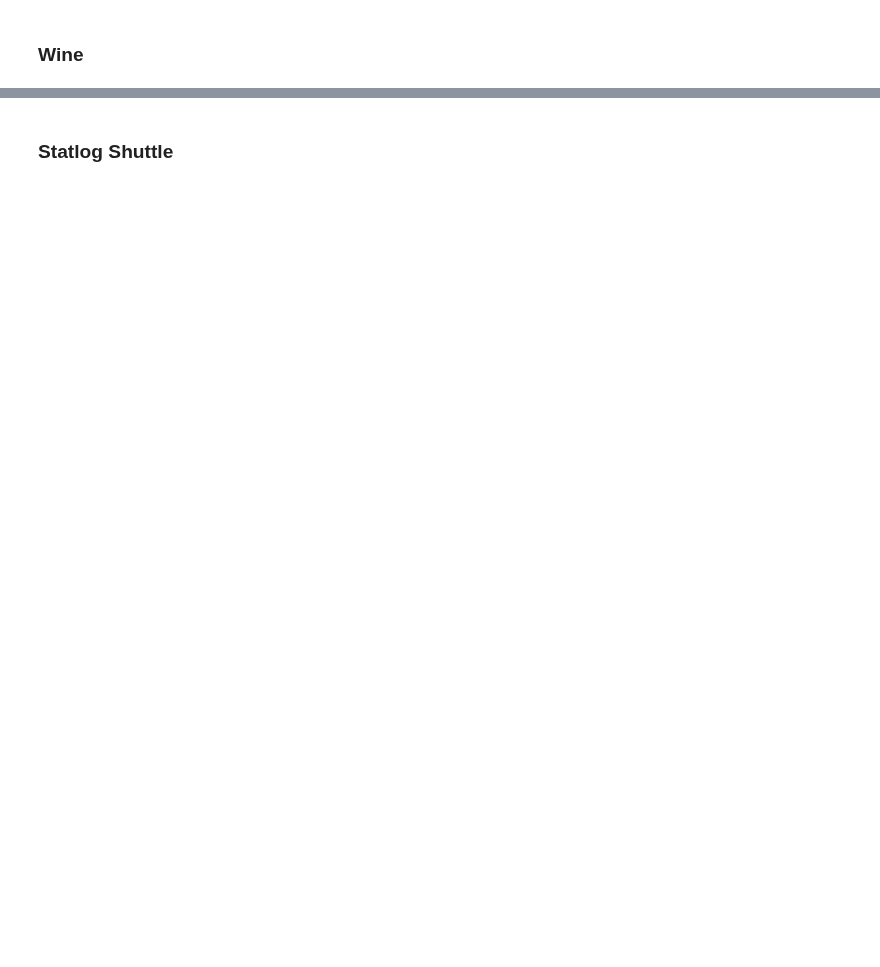
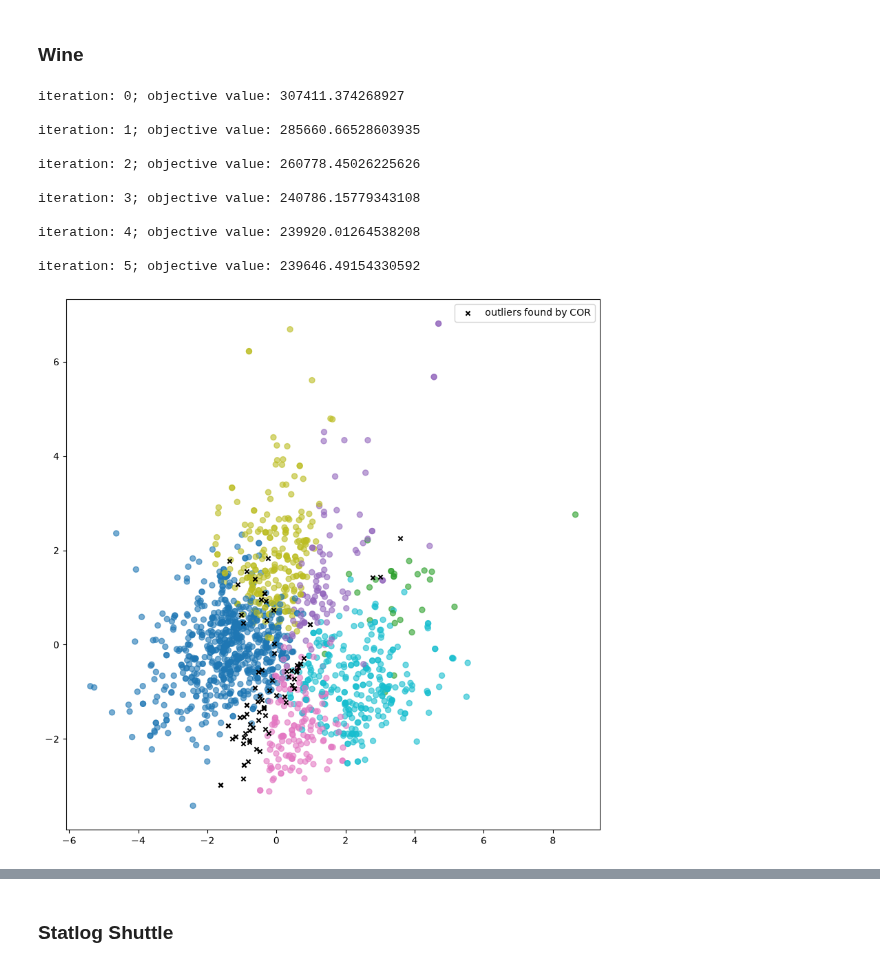
Before and after one commit to Ddav3/Clustering-with-Outlier-Removal-Implementation, a Jupyter notebook: COR.ipynb, the cells around one changed output, grey strips where cells are left out. Drawn from its saved outputs; the diff is of its cells as text; code cells hidden in the pictures; blank space fills up the shorter version.

```diff
--- a/COR.ipynb
+++ b/COR.ipynb
@@ -297,16 +372,30 @@ PCA_scatter_plot(fires, labels)
 ### Wine
 # %%
 red_wine_quality = pd.read_csv("datasets/wine+quality/winequality-red.csv",delimiter=";")
-red_wine_quality.info()
-
+# red_wine_quality.info()
+# red_wine_quality.describe()
 target = red_wine_quality["quality"].to_numpy()
 red_wine_quality.drop("quality",axis=1, inplace=True)
-plot_correlation(red_wine_quality)
+# plot_correlation(red_wine_quality)
+
+# -----------------------------------------------------
 
 red_wine_quality = standardise(red_wine_quality)
-labels, _, _ = COR(red_wine_quality,len(np.unique(target)),int(len(red_wine_quality)*0.05), 100)
+cor_labels_red_wine, _, _ = COR(red_wine_quality,len(np.unique(target)),int(len(red_wine_quality)*0.05), 100)
 
-#Evaluate_COR(labels,target)
-PCA_scatter_plot(red_wine_quality, labels)
+PCA_scatter_plot(red_wine_quality, cor_labels_red_wine)
+# %% [output]
+iteration: 0; objective value: 307411.374268927
+
+iteration: 1; objective value: 285660.66528603935
+
+iteration: 2; objective value: 260778.45026225626
+
+iteration: 3; objective value: 240786.15779343108
+
+iteration: 4; objective value: 239920.01264538208
+
+iteration: 5; objective value: 239646.49154330592
+[figure, added]
 # %%
 white_wine_quality = pd.read_csv("datasets/wine+quality/winequality-white.csv",delimiter=";")
```
Also changed, not shown: parts of 10 cells of this notebook, 3 other files.
